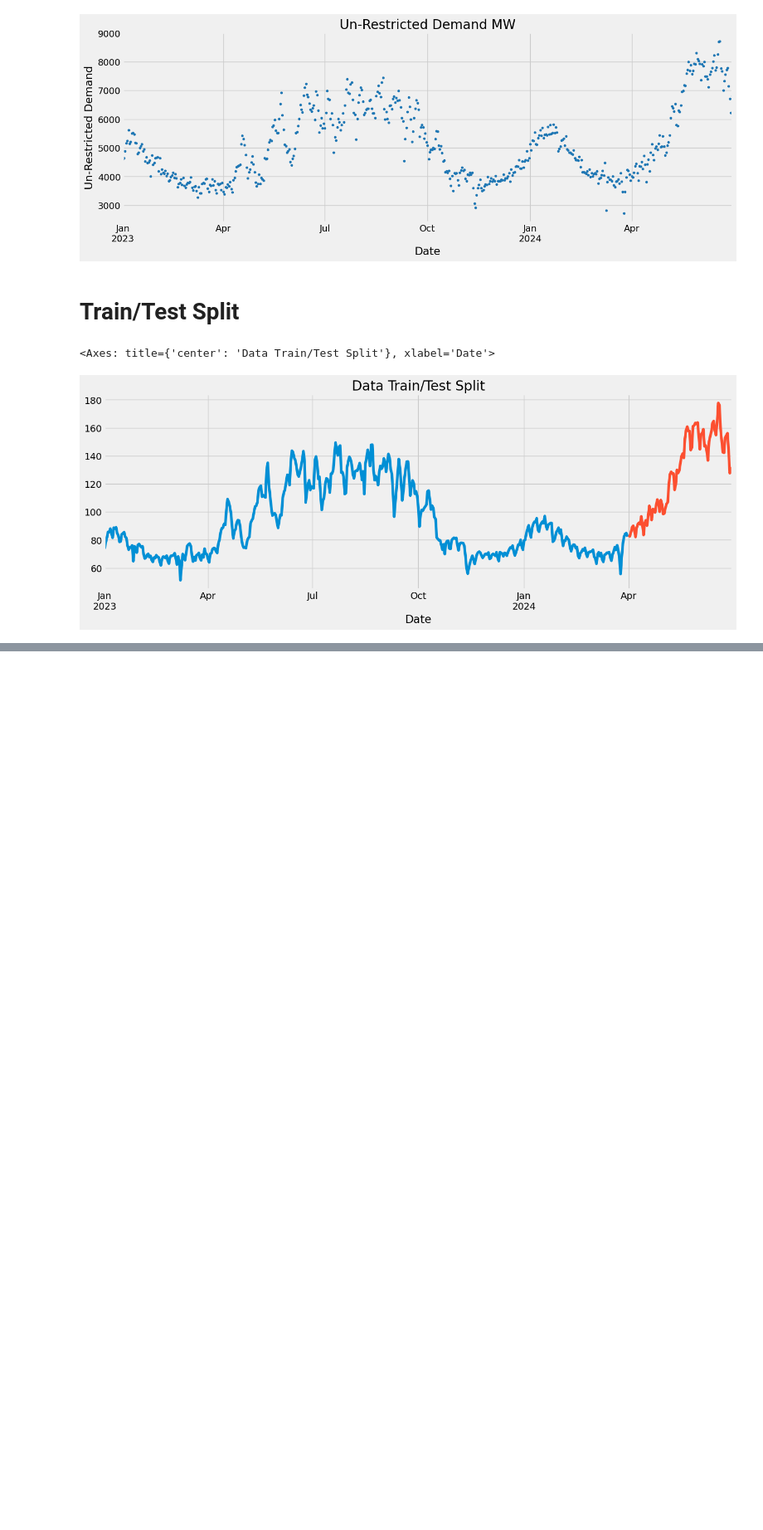
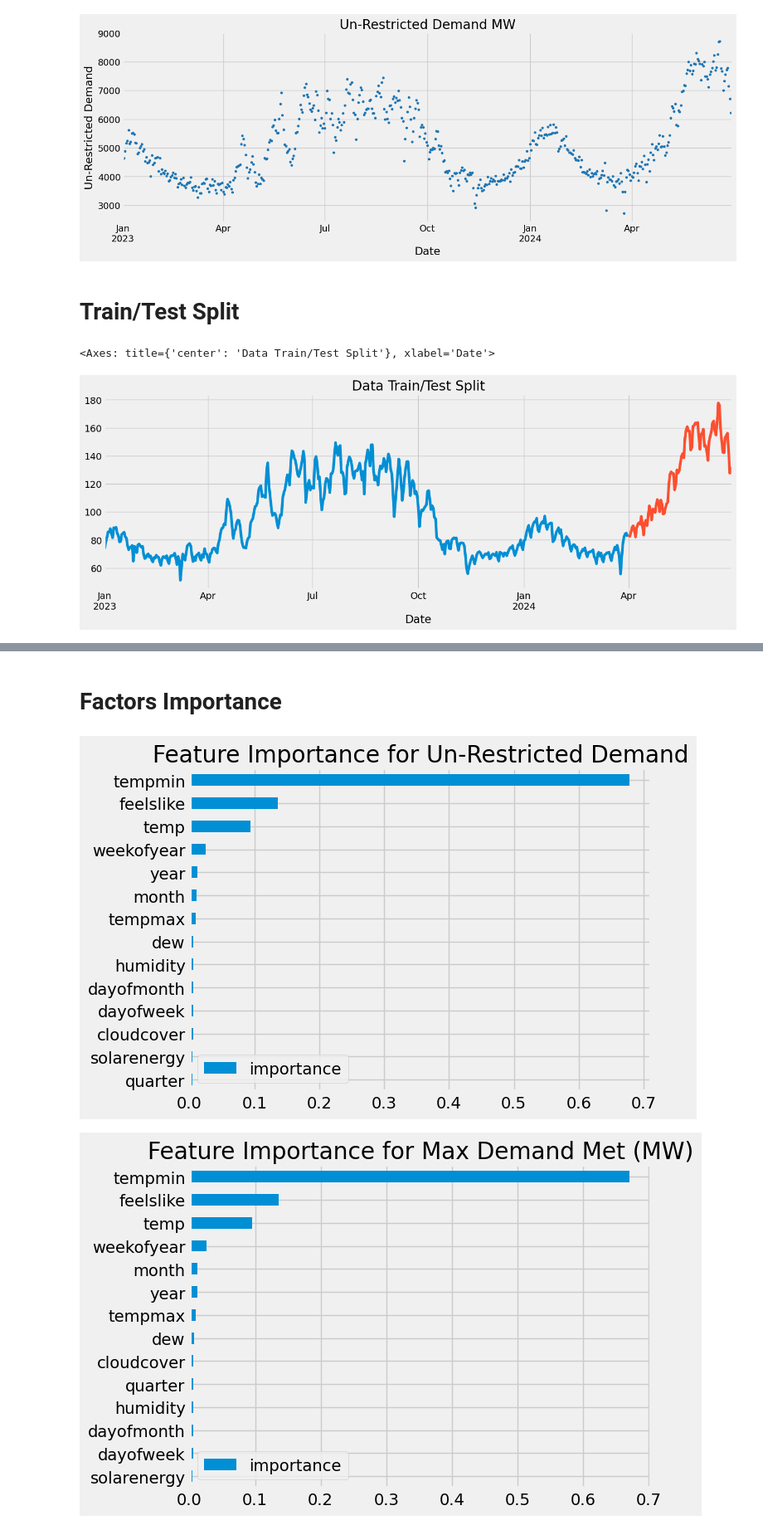
Before and after one commit to PiyushAgrawal626/SIH, a Jupyter notebook: sih-ps-1624.ipynb, the cells around one changed output, grey strips where cells are left out. Shown: that part at 83% size. Cells and saved outputs as stored; diff of their text form; code cells hidden in the pictures; blank space fills up the shorter version.

```diff
--- a/sih-ps-1624.ipynb
+++ b/sih-ps-1624.ipynb
@@ -55,0 +86,30 @@ test['Energy Met (MU)'].plot(ax=ax, label='Test')
+# %%
+train = create_features(train)
+test = create_features(test)
+
+FEATURES = ['dayofweek', 'tempmax', 'tempmin', 'temp', 'feelslike', 'cloudcover','dew','humidity','solarenergy','quarter','month','year','dayofmonth','weekofyear']
+TARGET = ['Un-Restricted Demand','Max Demand Met (MW)','Energy Met (MU)']
+
+X_train = train[FEATURES]
+y_train = train[TARGET]
+
+X_test = test[FEATURES]
+y_test = test[TARGET]
+# %%
+# Initialize models for each target
+reg_unrestricted = xgb.XGBRegressor(n_estimators=500, early_stopping_rounds=50, learning_rate=0.01)
+reg_maxDemand = xgb.XGBRegressor(n_estimators=500, early_stopping_rounds=50, learning_rate=0.01)
+reg_energyMet = xgb.XGBRegressor(n_estimators=500, early_stopping_rounds=50, learning_rate=0.01)
+
+# Fit each model with its respective target
+reg_unrestricted.fit(X_train, y_train['Un-Restricted Demand'],
+                     eval_set=[(X_test, y_test['Un-Restricted Demand'])],
+                     verbose=50)
+
+reg_maxDemand.fit(X_train, y_train['Max Demand Met (MW)'],
+                   eval_set=[(X_test, y_test['Max Demand Met (MW)'])],
+                   verbose=50)
+
+reg_energyMet.fit(X_train, y_train['Energy Met (MU)'],
+                   eval_set=[(X_test, y_test['Energy Met (MU)'])],
+                   verbose=50)
@@ -55,0 +145,17 @@ test['Energy Met (MU)'].plot(ax=ax, label='Test')
+# %% [markdown]
+# Factors Importance
+# %%
+def plot_feature_importances(model, feature_names, title):
+    fi = pd.DataFrame(data=model.feature_importances_,
+                      index=feature_names,
+                      columns=['importance'])
+    fi.sort_values('importance').plot(kind='barh', title=title)
+    plt.show()
+
+# Plot feature importances for each model
+plot_feature_importances(reg_unrestricted, X_train.columns, 'Feature Importance for Un-Restricted Demand')
+plot_feature_importances(reg_maxDemand, X_train.columns, 'Feature Importance for Max Demand Met (MW)')
+plot_feature_importances(reg_energyMet, X_train.columns, 'Feature Importance for Energy Met (MU)')
+# %% [output]
+[figure, added]
+[figure, added]
```
Also changed, not shown: parts of 8 cells of this notebook.
